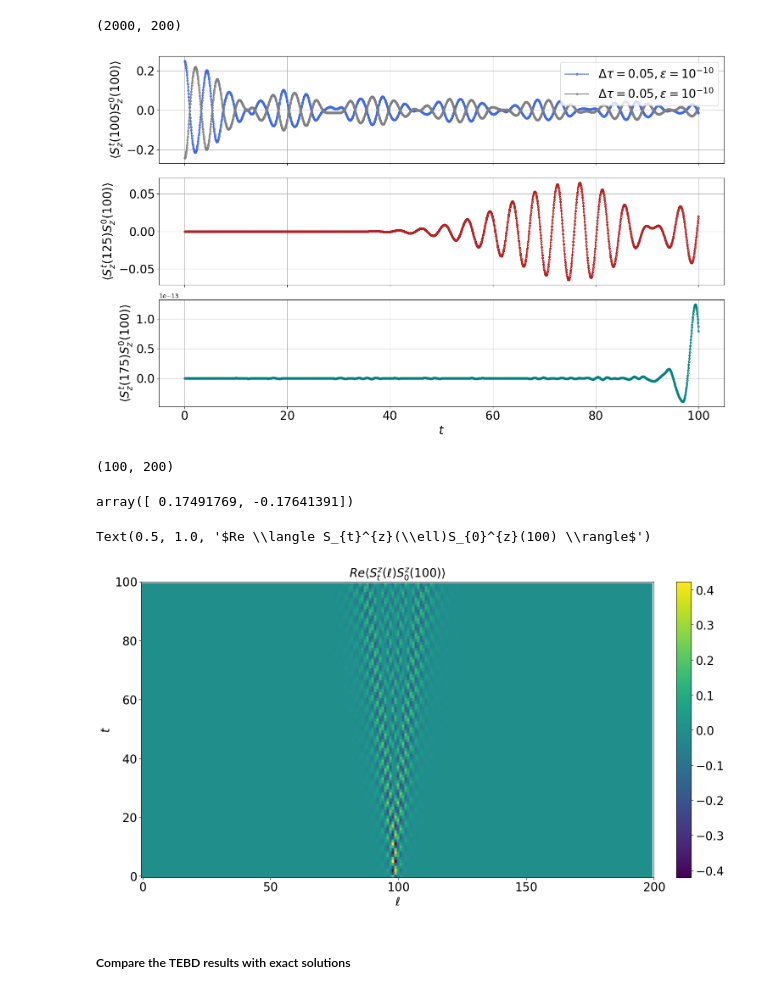
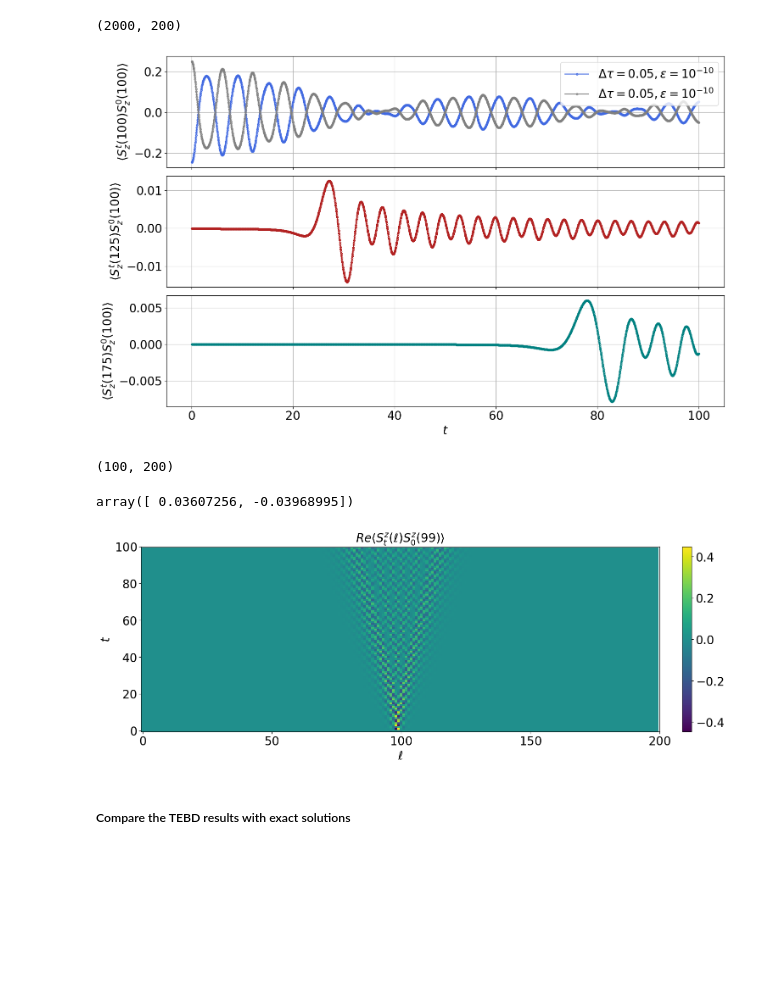
Before and after one commit to xiaobo-23/TimeEvolution, a Jupyter notebook: Spectrum_Analysis.ipynb, the cells around one changed output. Drawn from its saved outputs; the diff is of its cells as text; code cells hidden in the pictures; blank space fills up the shorter version.

```diff
--- a/Spectrum_Analysis.ipynb
+++ b/Spectrum_Analysis.ipynb
@@ -57,8 +57,8 @@ color = obtain_color(12, cm.gist_heat_r)
 <KeysViewHDF5 ['Bond', 'Czz', 'Czz_unequaltime', 'Psi', 'Sz']>
 (2000, 200)
 # %%
-Czz_tau005_odd  = data_extrapolation("Data/Heisenberg_Dimmerized_TEBD_N200_Time100.0_Delta0.2_J20.5_tau0.05.h5", "Czz_unequaltime_odd")
-Czz_tau005_even = data_extrapolation("Data/Heisenberg_Dimmerized_TEBD_N200_Time100.0_Delta0.2_J20.5_tau0.05.h5", "Czz_unequaltime_even")
+Czz_tau005_odd  = data_extrapolation("Data/J1_J2/Heisenberg_Dimerized_TEBD_N200_Time100.0_Delta0.5_J20.4_tau0.05.h5", "Czz_unequaltime_odd")
+Czz_tau005_even = data_extrapolation("Data/J1_J2/Heisenberg_Dimerized_TEBD_N200_Time100.0_Delta0.5_J20.4_tau0.05.h5", "Czz_unequaltime_even")
 # %% [output]
 <KeysViewHDF5 ['Bond', 'Czz', 'Czz T=0', 'Czz_unequaltime_even', 'Czz_unequaltime_odd', 'Psi', 'Sz', 'Sz T=0']>
 (2000, 200)
@@ -136,9 +136,9 @@ spec = gridspec.GridSpec(nrows = 3, ncols = 1, figure = fig)
 
 
 ax = fig.add_subplot(spec[0, 0])
-ax.plot(np.arange(1, 2001) * 0.05, Czz_tau005[:, 99].real / 2, color = "royalblue", \
+ax.plot(np.arange(1, 2001) * 0.05, Czz_tau005_odd[:, 99].real / 2, color = "royalblue", \
         marker = "o", markersize = 3, markeredgewidth = 1, markerfacecolor = "none", label = r"$\Delta\tau=0.05, \epsilon=10^{-10}$")
-ax.plot(np.arange(1, 2001) * 0.05, Czz_tau005[:, 98].real / 2, color = "gray", \
+ax.plot(np.arange(1, 2001) * 0.05, Czz_tau005_odd[:, 98].real / 2, color = "gray", \
         marker = "o", markersize = 3, markeredgewidth = 1, markerfacecolor = "none", label = r"$\Delta\tau=0.05, \epsilon=10^{-10}$")
 # ax.plot(np.arange(1, 1001) * 0.1, Czz2[:, 99].real / 2, color = "gray", \
 #         marker = "o", markersize = 6, markeredgewidth = 1, markerfacecolor = "none", label = r"$\Delta\tau=0.1, \epsilon=10^{-10}$")
@@ -179,7 +179,7 @@ ax.grid()
 
 # plt.savefig('Figures/Heisenberg_TEBD_J1_1.0_J2_0_delta1.0_N100_T100_Czz_tau005.pdf')
 # %% [output]
-[figure, old version]
+[figure, new version]
 # %%
 Czz = Czz_tau005_odd[19 : : 20, :].real
 Czz.shape
@@ -190,7 +190,7 @@ tickFontSize = 20
 # %%
 Czz[0, 98 : 100]
 # %% [output]
-array([ 0.17491769, -0.17641391])
+array([ 0.03607256, -0.03968995])
 # %%
 # # Plot the time-dependent spin correlation function and visualize the light-cone structure
 # # import seaborn as sns
@@ -220,31 +220,29 @@ array([ 0.17491769, -0.17641391])
 # %%
 # Plot the time-dependent spin correlation function and visualize the light-cone structure
 # import seaborn as sns
 # sns.set(font_scale = 1.5)
 
 fig = plt.figure(figsize = (15, 25 * goldenRatio), tight_layout = True)
 ax = fig.add_subplot(spec[0, 0])
 
 im1 = ax.imshow(Czz, cmap = "viridis", aspect = "auto", origin = "lower")
 cbar=fig.colorbar(im1, fraction=0.046, pad=0.04)
 cbar.ax.tick_params(labelsize=tickFontSize)
 
 
 # ax = sns.heatmap(Czz, cmap = "flare", cbar = True, annot = False, robust = True)
 ax.set_xticks(np.arange(0, 201, 50))
 ax.set_xticklabels([r"$0$", r"$50$", r"$100$", r"$150$", r"$200$"], fontsize = 20)
 ax.set_yticks(np.arange(0, 101, 20))
 # ax.set_yticklabels([r"$0$", r"$10$", r"$20$", r"$30$", r"$40$", r"$50$", r"$60$", r"$70$", r"$80$", r"$90$", r"$100$"], fontsize = 20)
 ax.set_yticklabels([r"$0$", r"$20$", r"$40$", r"$60$", r"$80$", r"$100$"], fontsize = 20)
 ax.set_xlabel(r"$\ell$", fontsize = 20)
 ax.set_ylabel(r"$t$", fontsize  = 20)
-plt.title(r"$Re \langle S_{t}^{z}(\ell)S_{0}^{z}(100) \rangle$", fontsize = 20)
+plt.title(r"$Re \langle S_{t}^{z}(\ell)S_{0}^{z}(99) \rangle$", fontsize = 20)
 
-
-# plt.savefig('Figures/Heisenberg_TEBD_J1_1.0_J2_0_delta1.0_N200_t100_Czz_tau005_Light_Cone_Odd.pdf')
+plt.savefig('Figures/Heisenberg_TEBD_J20p4_delta0p5_N200_t100_tau005_Light_Cone_Odd.pdf')
 # %% [output]
-Text(0.5, 1.0, '$Re \\langle S_{t}^{z}(\\ell)S_{0}^{z}(100) \\rangle$')
-[figure, old version]
+[figure, new version]
 # %% [markdown]
 ##### Compare the TEBD results with exact solutions
 # %%
```
Also changed, not shown: parts of 2 cells of this notebook, 2 other files.
